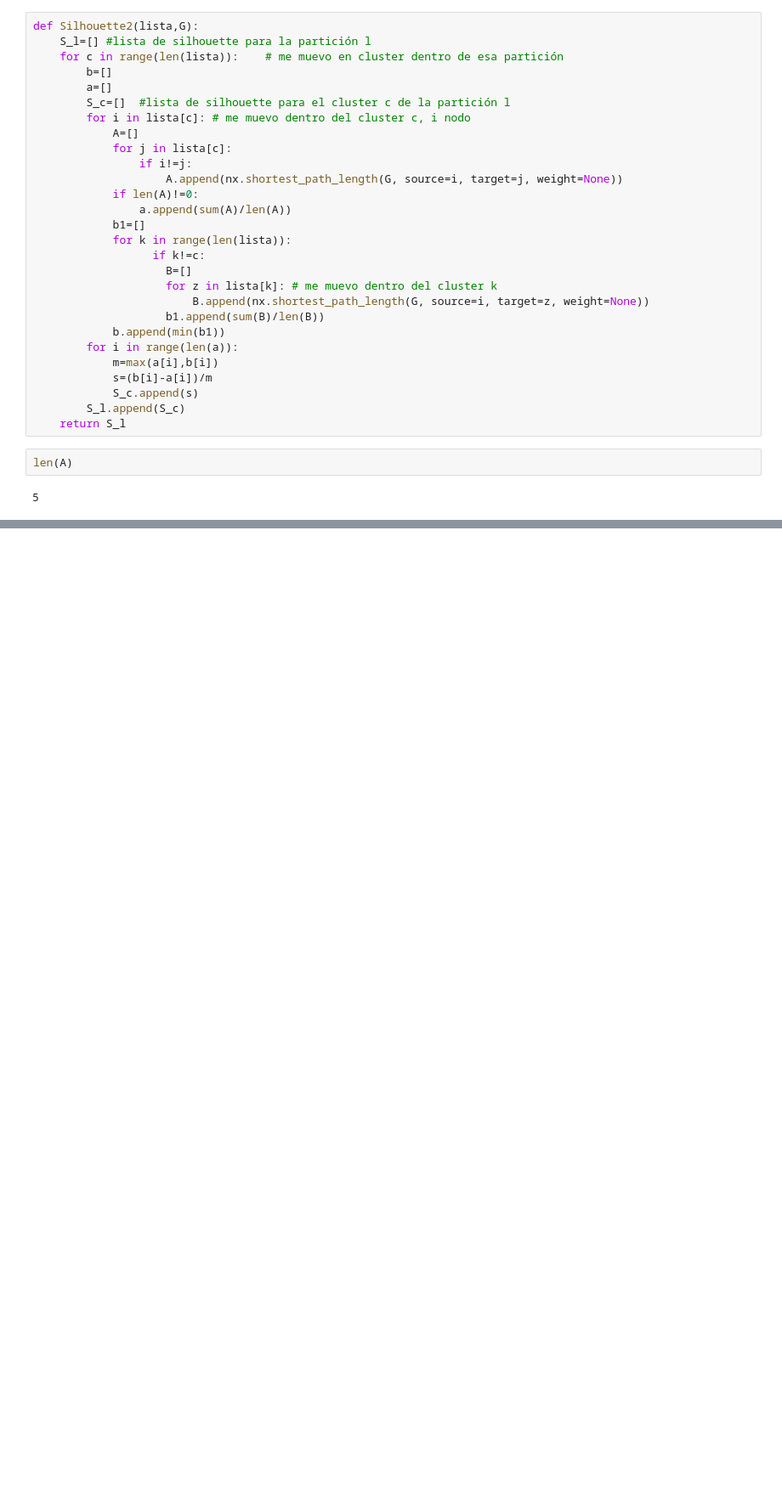
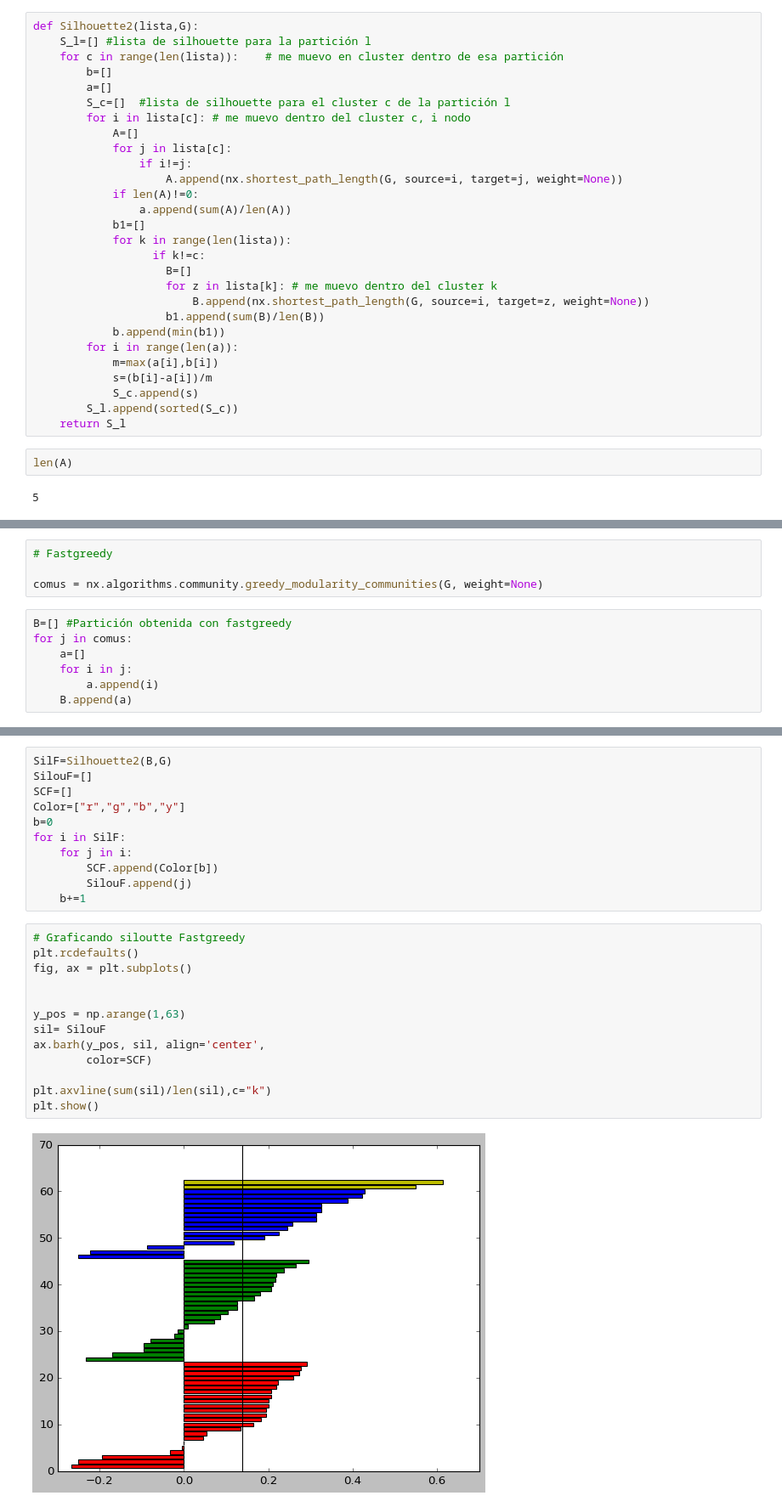
Before and after one commit to vms10/TPC3, a Jupyter notebook: tp3.ipynb, the cells around one changed output, grey strips where cells are left out. Shown at 85% size. Saved outputs shown, nothing was run; the diff lists cells and outputs as text; blank space fills up the shorter version.

```diff
--- a/tp3.ipynb
+++ b/tp3.ipynb
@@ -367,7 +384,7 @@ def Silhouette2(lista,G):
             m=max(a[i],b[i])
             s=(b[i]-a[i])/m
             S_c.append(s)
-        S_l.append(S_c)
+        S_l.append(sorted(S_c))
     return S_l
 # %%
 len(A)
@@ -395,0 +399,11 @@ Silhouette2(A,G)
+# %%
+# Fastgreedy
+
+comus = nx.algorithms.community.greedy_modularity_communities(G, weight=None)
+# %%
+B=[] #Partición obtenida con fastgreedy
+for j in comus:
+    a=[]
+    for i in j:
+        a.append(i)
+    B.append(a)
@@ -395,0 +414,26 @@ Silhouette2(A,G)
+# %%
+SilF=Silhouette2(B,G)
+SilouF=[]
+SCF=[]
+Color=["r","g","b","y"]
+b=0
+for i in SilF:
+    for j in i:
+        SCF.append(Color[b])
+        SilouF.append(j)
+    b+=1
+# %%
+# Graficando siloutte Fastgreedy
+plt.rcdefaults()
+fig, ax = plt.subplots()
+
+
+y_pos = np.arange(1,63)
+sil= SilouF
+ax.barh(y_pos, sil, align='center',
+        color=SCF)
+
+plt.axvline(sum(sil)/len(sil),c="k")
+plt.show()
+# %% [output]
+[figure, added]
```
Also changed, not shown: parts of 22 cells of this notebook.
